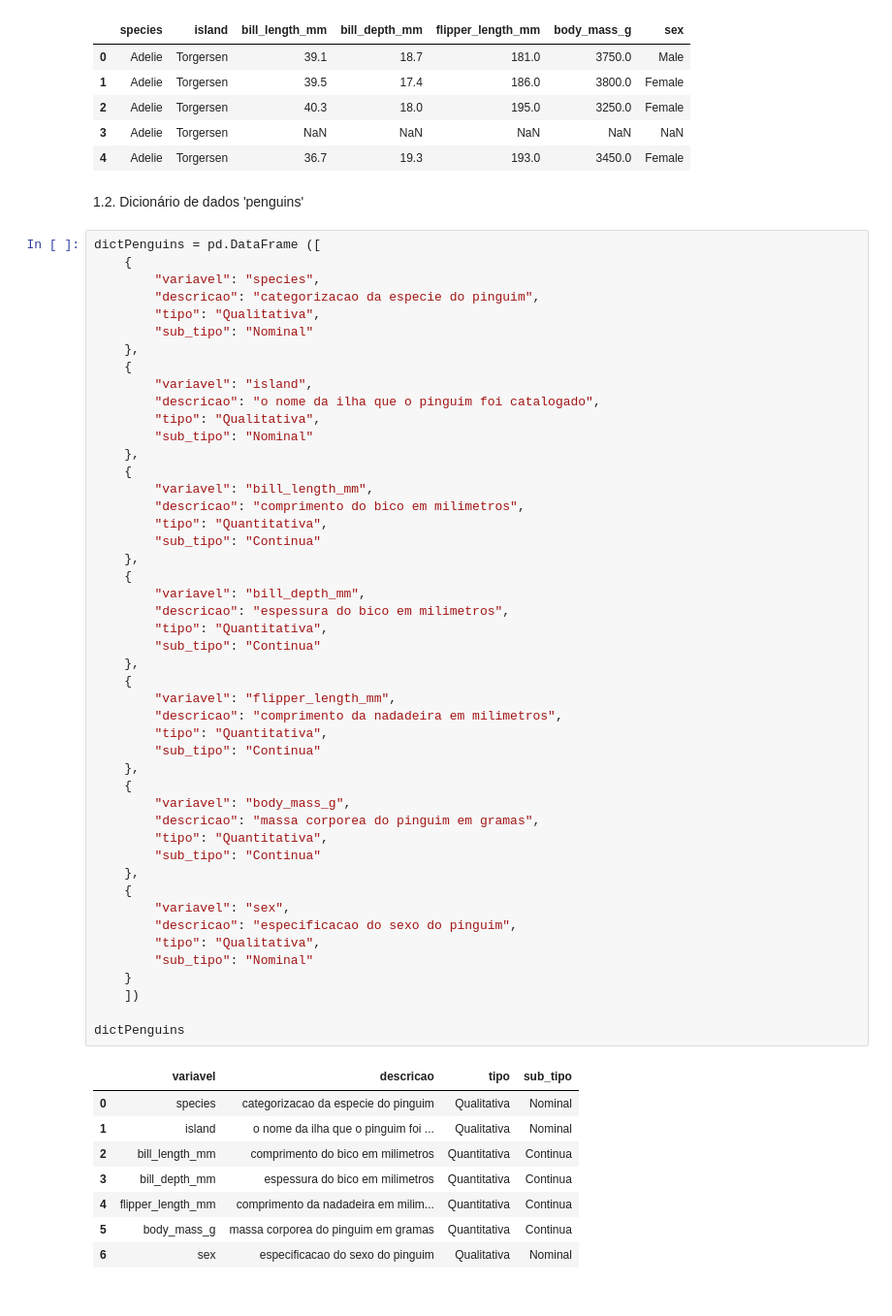
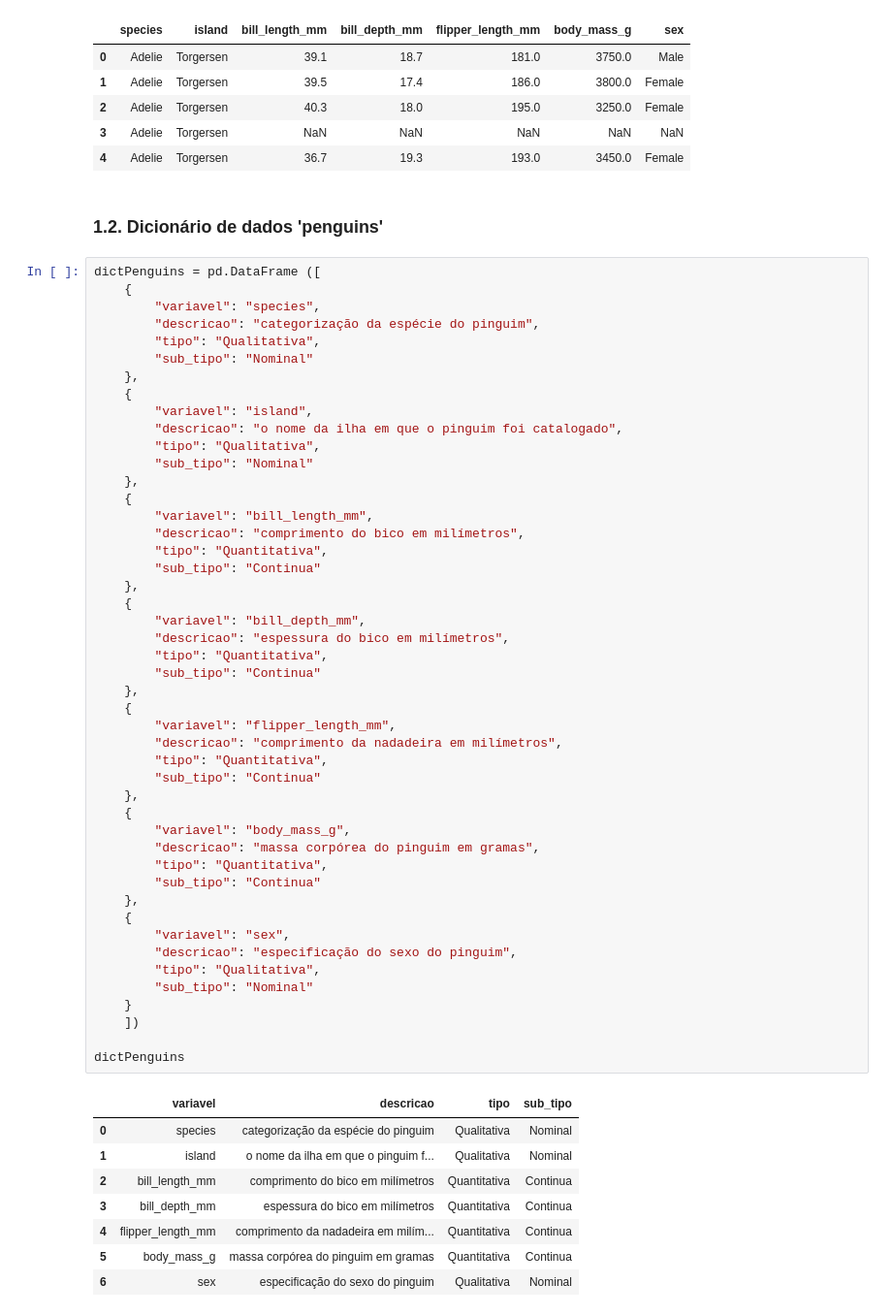
Before and after one commit to V1torCS0/avanti-bootcamp-cdd, a Jupyter notebook: notebooks/exercises/aula03-estatistica-descritiva/Conjunto1-penguins.ipynb, the cells around one changed output. Shown: that part at 97% size. Saved outputs shown, nothing was run; the diff lists cells and outputs as text.

```diff
--- a/notebooks/exercises/aula03-estatistica-descritiva/Conjunto1-penguins.ipynb
+++ b/notebooks/exercises/aula03-estatistica-descritiva/Conjunto1-penguins.ipynb
@@ -26,61 +26,61 @@ dfPenguins.head ()
 | 3 | Adelie | Torgersen | NaN | NaN | NaN | NaN | NaN |
 | 4 | Adelie | Torgersen | 36.7 | 19.3 | 193.0 | 3450.0 | Female |
 # %% [markdown]
-1.2. Dicionário de dados 'penguins'
+###  1.2. Dicionário de dados 'penguins'
 # %%
 dictPenguins = pd.DataFrame ([
     {
         "variavel": "species",
-        "descricao": "categorizacao da especie do pinguim",
+        "descricao": "categorização da espécie do pinguim",
         "tipo": "Qualitativa",
         "sub_tipo": "Nominal"
     },
     {
         "variavel": "island",
-        "descricao": "o nome da ilha que o pinguim foi catalogado",
+        "descricao": "o nome da ilha em que o pinguim foi catalogado",
         "tipo": "Qualitativa",
         "sub_tipo": "Nominal"
     },
     {
         "variavel": "bill_length_mm",
-        "descricao": "comprimento do bico em milimetros",
+        "descricao": "comprimento do bico em milímetros",
         "tipo": "Quantitativa",
         "sub_tipo": "Continua"
     },
     {
         "variavel": "bill_depth_mm",
-        "descricao": "espessura do bico em milimetros",
+        "descricao": "espessura do bico em milímetros",
         "tipo": "Quantitativa",
         "sub_tipo": "Continua"
     },
     {
         "variavel": "flipper_length_mm",
-        "descricao": "comprimento da nadadeira em milimetros",
+        "descricao": "comprimento da nadadeira em milímetros",
         "tipo": "Quantitativa",
         "sub_tipo": "Continua"
     },
     {
         "variavel": "body_mass_g",
-        "descricao": "massa corporea do pinguim em gramas",
+        "descricao": "massa corpórea do pinguim em gramas",
         "tipo": "Quantitativa",
         "sub_tipo": "Continua"
     },
     {
         "variavel": "sex",
-        "descricao": "especificacao do sexo do pinguim",
+        "descricao": "especificação do sexo do pinguim",
         "tipo": "Qualitativa",
         "sub_tipo": "Nominal"
     }
     ])
 
 dictPenguins
 # %% [output]
 |  | variavel | descricao | tipo | sub_tipo |
-| 0 | species | categorizacao da especie do pinguim | Qualitativa | Nominal |
-| 1 | island | o nome da ilha que o pinguim foi ... | Qualitativa | Nominal |
-| 2 | bill_length_mm | comprimento do bico em milimetros | Quantitativa | Continua |
-| 3 | bill_depth_mm | espessura do bico em milimetros | Quantitativa | Continua |
-| 4 | flipper_length_mm | comprimento da nadadeira em milim... | Quantitativa | Continua |
-| 5 | body_mass_g | massa corporea do pinguim em gramas | Quantitativa | Continua |
-| 6 | sex | especificacao do sexo do pinguim | Qualitativa | Nominal |
+| 0 | species | categorização da espécie do pinguim | Qualitativa | Nominal |
+| 1 | island | o nome da ilha em que o pinguim f... | Qualitativa | Nominal |
+| 2 | bill_length_mm | comprimento do bico em milímetros | Quantitativa | Continua |
+| 3 | bill_depth_mm | espessura do bico em milímetros | Quantitativa | Continua |
+| 4 | flipper_length_mm | comprimento da nadadeira em milím... | Quantitativa | Continua |
+| 5 | body_mass_g | massa corpórea do pinguim em gramas | Quantitativa | Continua |
+| 6 | sex | especificação do sexo do pinguim | Qualitativa | Nominal |
 # %% [markdown]
```
Also changed, not shown: parts of 12 cells of this notebook, 3 other files.
